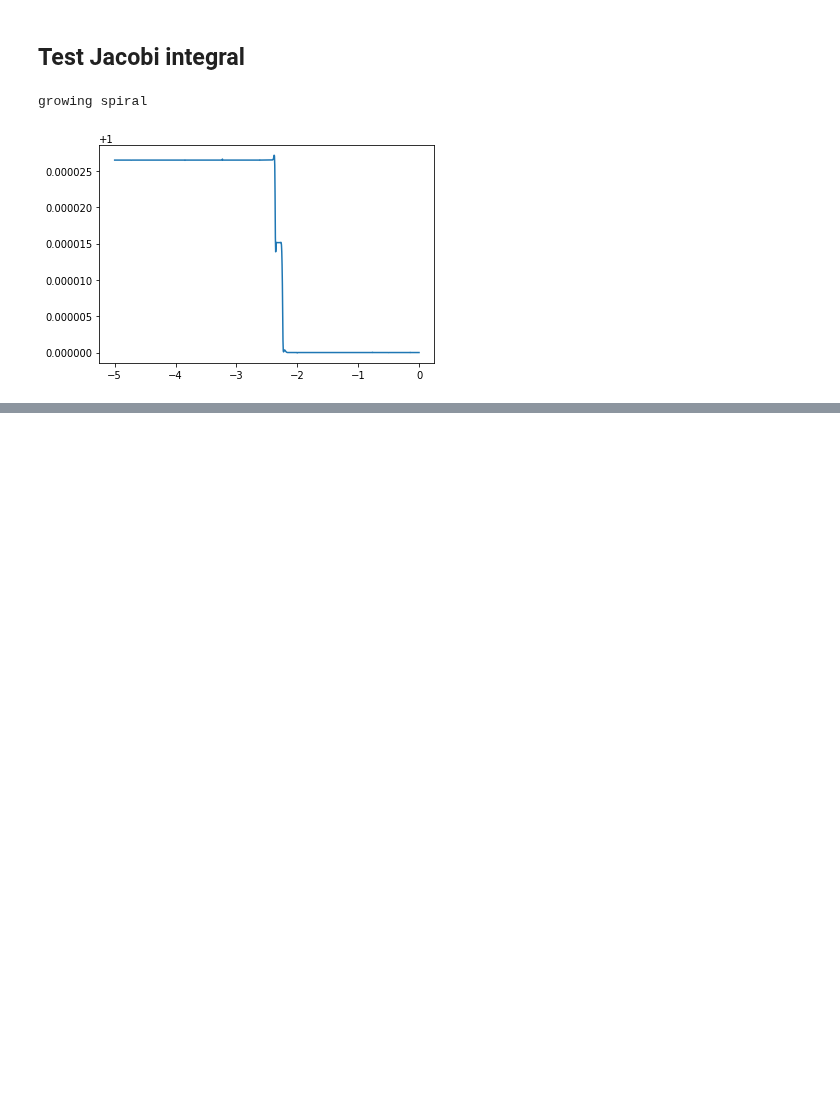
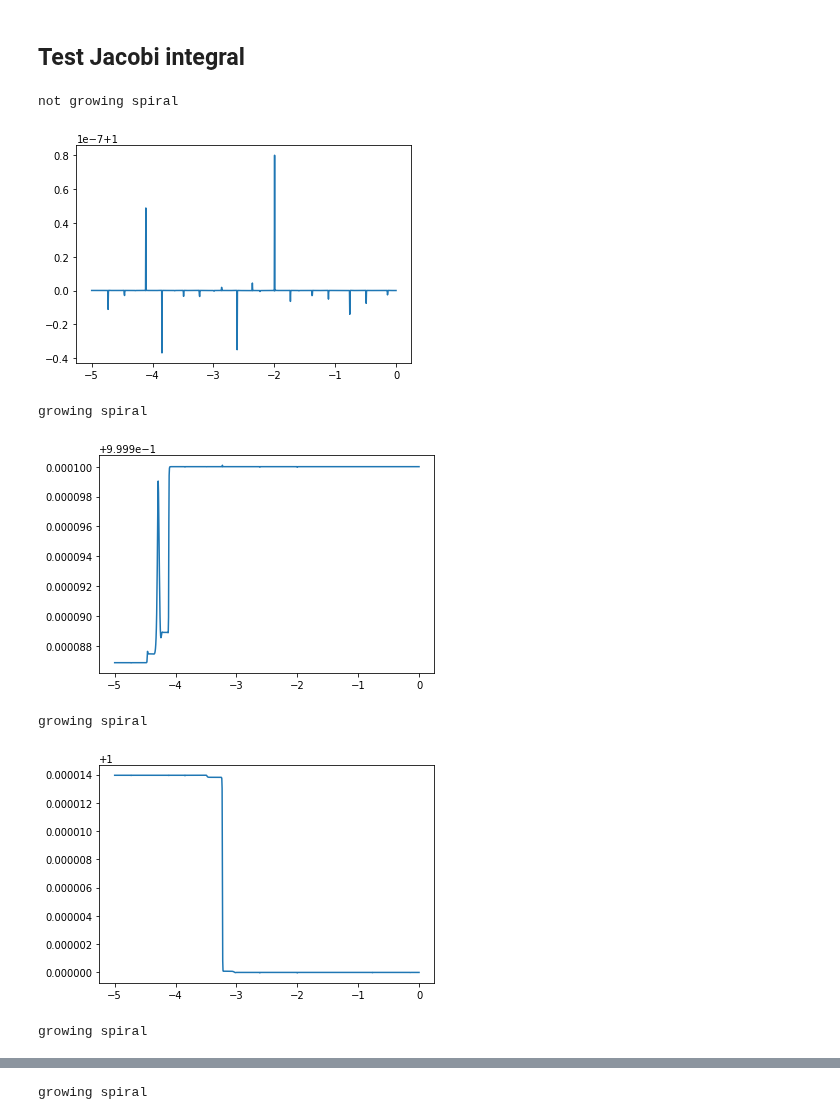
Before and after one commit to nbanik/Baryonic-effects-on-Pal5, a Jupyter notebook: grow spiral.ipynb, the cells around one changed output, grey strips where cells are left out. Drawn from its saved outputs; the diff is of its cells as text; code cells hidden in the pictures; blank space fills up the shorter version.

Commit message:
Jacobi integral for spiral

```diff
--- a/grow spiral.ipynb
+++ b/grow spiral.ipynb
@@ -127,26 +127,35 @@ plt.show()
 # %% [markdown]
 ## Test Jacobi integral
 # %%
-spiralpot=spiralarms_util.spiral_arms_potential(FR_frac=1.,t_on=-2.)
-
-t_age=5./bovy_conversion.time_in_Gyr(vo,ro)
+t_disrupt=5./bovy_conversion.time_in_Gyr(vo,ro)
 tt= numpy.linspace(0.,-t_age,1001)
+ttf= numpy.linspace(-t_disrupt,0.,1001)
 
 
-pal5= Orbit([229.018,-0.124,23.2,-2.296,-2.257,-58.7],radec=True,ro=ro,vo=vo,solarmotion=[-11.1,24.,7.25])
-
-pal5.integrate(tt,MWPotential2014)
-
-p5=Orbit(pal5(tt[-1])._orb.vxvv)
 
 
-ttf= numpy.linspace(-t_age,0.,1001)
-p5.integrate(ttf,spiralpot)
+tage=[-5.,-4.,-3.,-2.,-1.]
 
 
-plt.figure()
-plot(ttf*bovy_conversion.time_in_Gyr(220.,8.),p5.Jacobi(ttf,OmegaP=24.5/vo*ro)/p5.Jacobi(0.,OmegaP=24.5/vo*ro))
-plt.show()
+for ii in tage :
+
+    pal5= Orbit([229.018,-0.124,23.2,-2.296,-2.257,-58.7],radec=True,ro=ro,vo=vo,solarmotion=[-11.1,24.,7.25])
+    pal5.integrate(tt,MWPotential2014)
+    p5=Orbit(pal5(tt[-1])._orb.vxvv)
+
+
+
+
+    spiralpot=spiralarms_util.spiral_arms_potential(FR_frac=1.,t_on=ii)
+    p5.integrate(ttf,spiralpot)
+    plt.figure()
+    plot(ttf*bovy_conversion.time_in_Gyr(220.,8.),p5.Jacobi(ttf,OmegaP=24.5/vo*ro)/p5.Jacobi(0.,OmegaP=24.5/vo*ro))
+    plt.show()
 # %% [output]
-growing spiral
+not growing spiral
-[figure, old version]
+[figure, new version]
+growing spiral
+[figure, added]
+growing spiral
+[figure, added]
+growing spiral
@@ -152,0 +163 @@ growing spiral
+growing spiral
```
Also changed, not shown: parts of 1 cell of this notebook.
